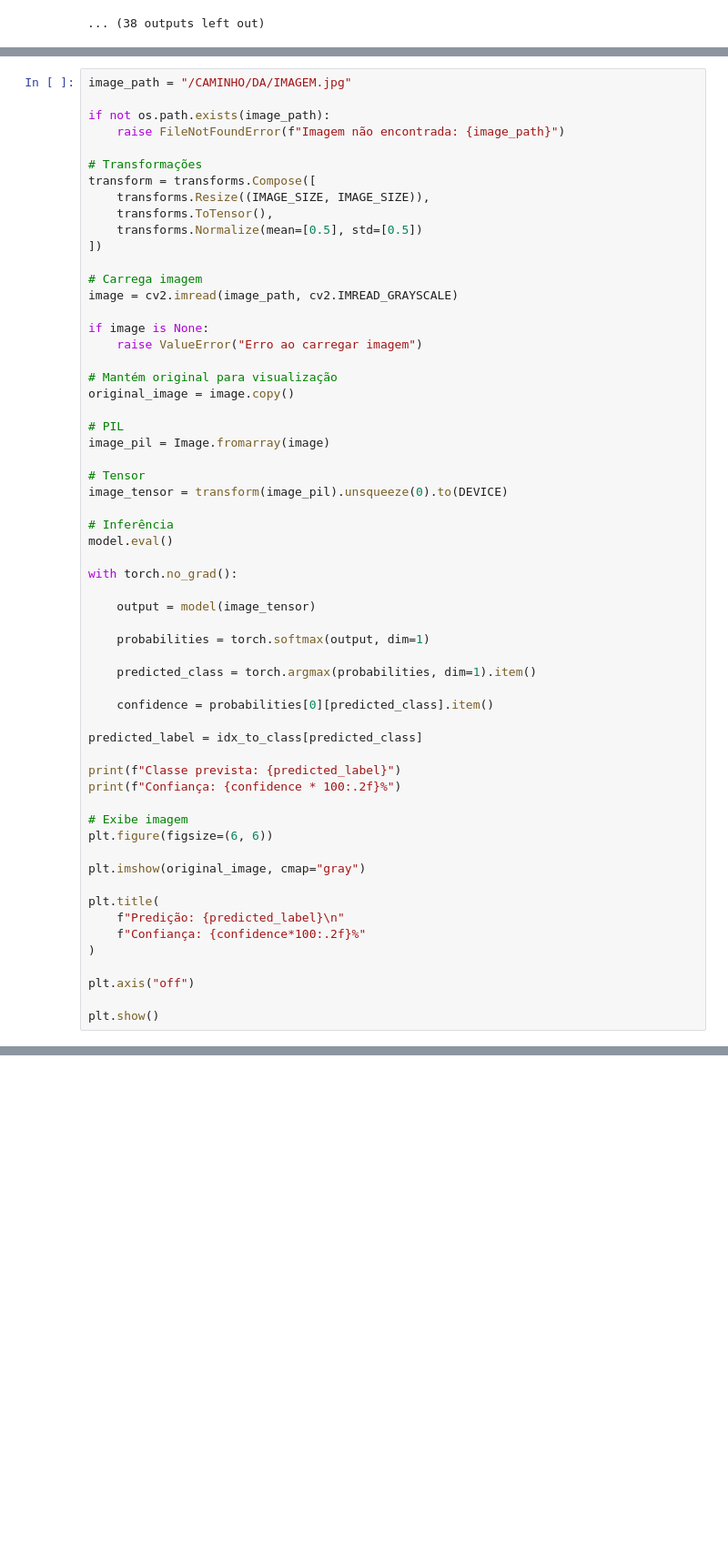
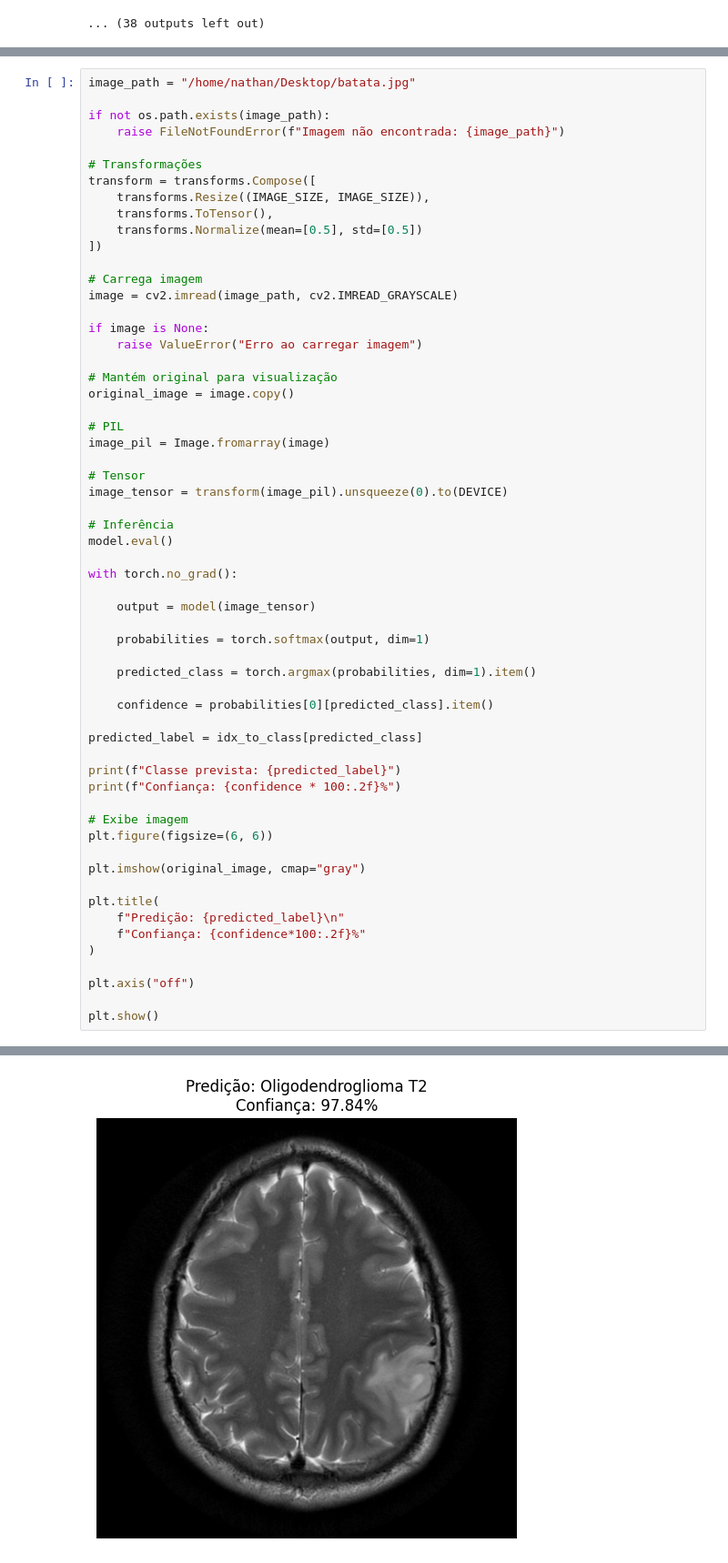
Before and after one commit to N4TH4NB/Projeto_IA_Tumor, a Jupyter notebook: src/main.ipynb, the cells around one changed output, grey strips where cells are left out. Shown at 91% size. Cells and saved outputs as stored; diff of their text form; blank space fills up the shorter version.

```diff
--- a/src/main.ipynb
+++ b/src/main.ipynb
@@ -387,7 +387,7 @@ plt.show()
 # %% [output]
 [figure]
 # %%
-image_path = "/CAMINHO/DA/IMAGEM.jpg"
+image_path = "/home/nathan/Desktop/batata.jpg"
 
 if not os.path.exists(image_path):
     raise FileNotFoundError(f"Imagem não encontrada: {image_path}")
@@ -445,3 +445,4 @@ plt.title(
 plt.axis("off")
 
 plt.show()
+# %% [output]
@@ -448,3 +451,4 @@ plt.show()
+[figure, added]
 # %%
 # Caminhos
 final_model_path = MODEL_DIR / "final_model_weights.pth"
```
Also changed, not shown: parts of 7 cells of this notebook.
